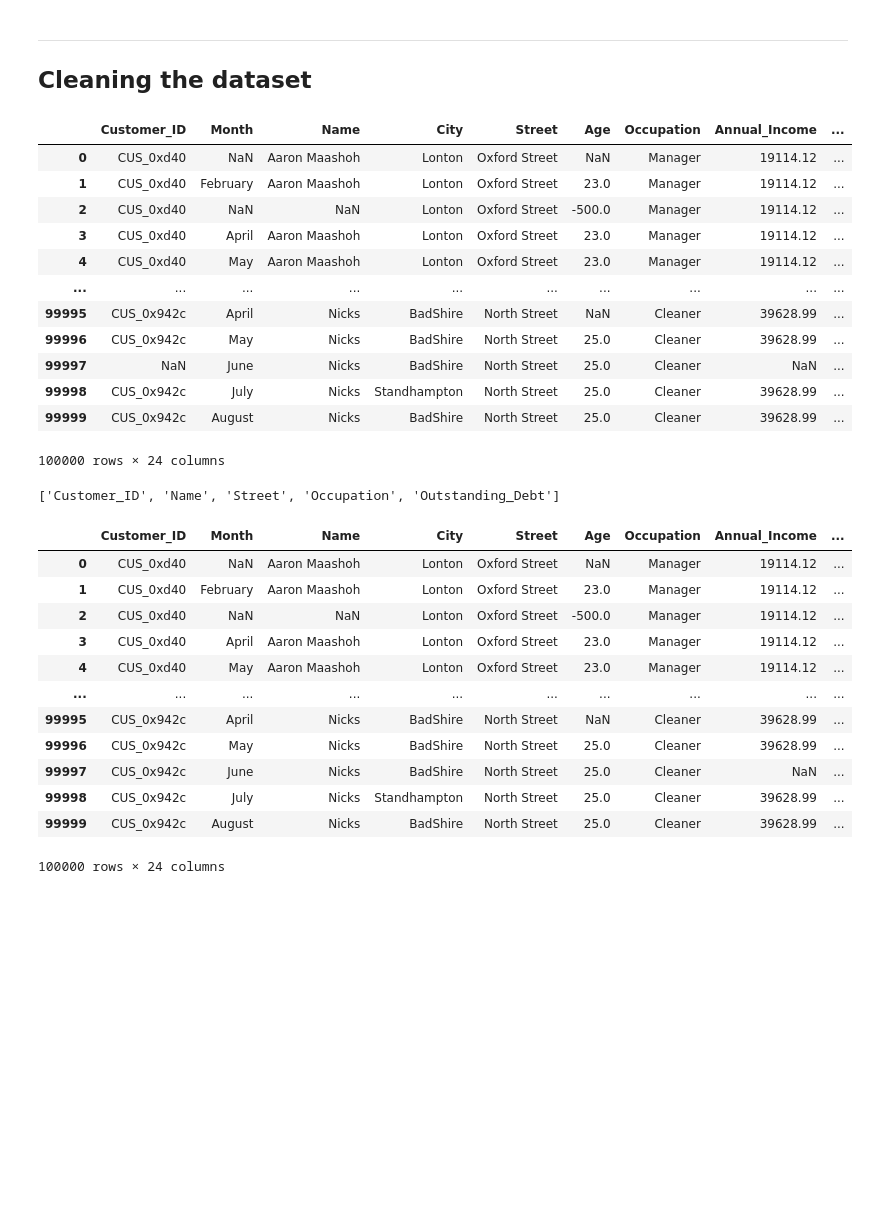
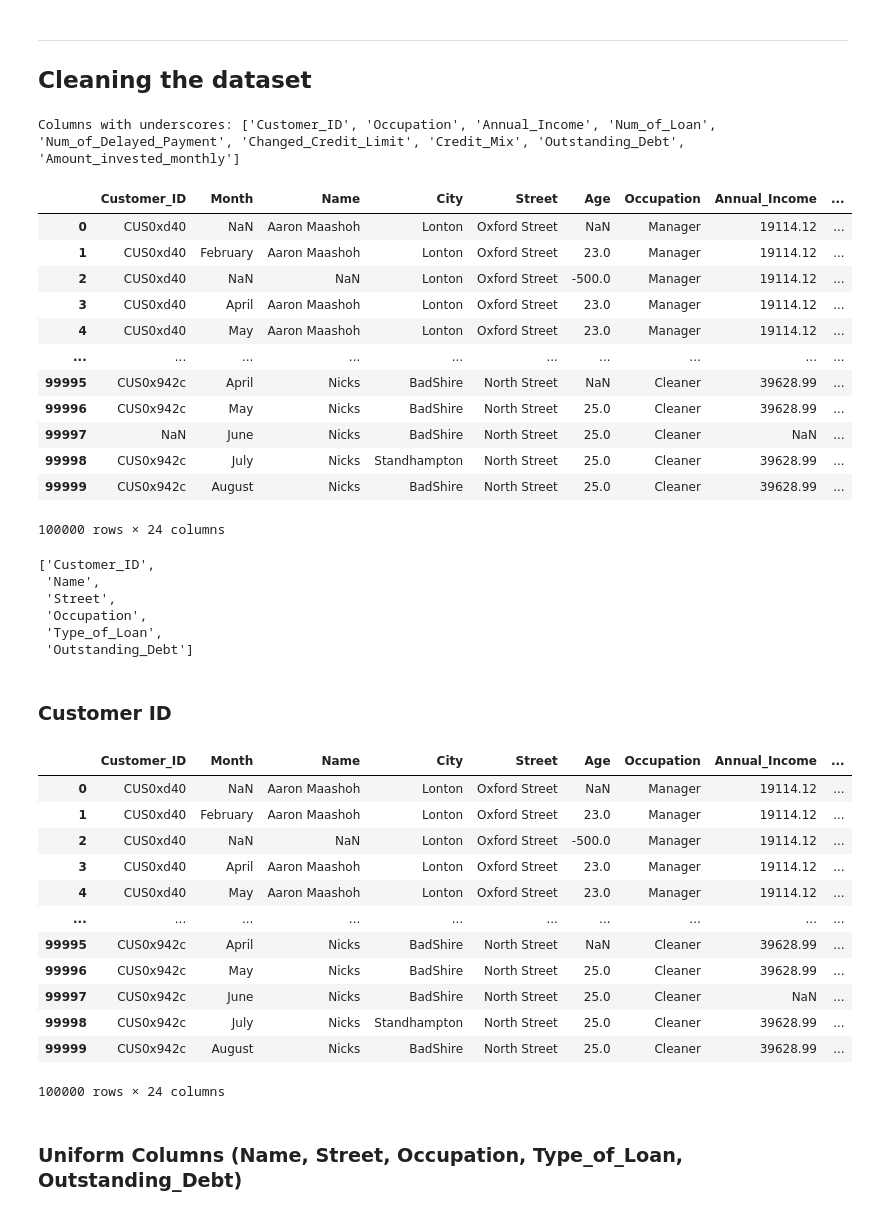
Before and after one commit to Chargent/Credit-Score-Prediction, a Jupyter notebook: main.ipynb, the cells around one changed output. Saved outputs shown, nothing was run; the diff lists cells and outputs as text; code cells hidden in the pictures; blank space fills up the shorter version.

```diff
--- a/main.ipynb
+++ b/main.ipynb
@@ -72,30 +124,33 @@ df
 # %%
 # Find all the columns that contain underscores in their values
 underscore_columns = []
 for col in df.columns:
     # Check if column contains any string values
     if df[col].dtype == 'object' and df[col].astype(str).str.contains('_').any():
             underscore_columns.append(col)
 
-# Clean underscores from all columns identified
+print("Columns with underscores:", underscore_columns)
+
+# Clean underscores from all columns identified except 'Customer_ID' and 'Occupation' (assuming these are the columns you want to keep underscores in)
 for col in underscore_columns:
-    if col != 'Customer_ID':
+    if col != 'Customer_ID' or col != 'Occupation':
         df[col] = df[col].apply(lambda x: x.replace('_','') if isinstance(x, str) else x)
 df
 # %% [output]
+Columns with underscores: ['Customer_ID', 'Occupation', 'Annual_Income', 'Num_of_Loan', 'Num_of_Delayed_Payment', 'Changed_Credit_Limit', 'Credit_Mix', 'Outstanding_Debt', 'Amount_invested_monthly']
 |  | Customer_ID | Month | Name | City | Street | Age | Occupation | Annual_Income | ... |
-| 0 | CUS_0xd40 | NaN | Aaron Maashoh | Lonton | Oxford Street | NaN | Manager | 19114.12 | ... |
-| 1 | CUS_0xd40 | February | Aaron Maashoh | Lonton | Oxford Street | 23.0 | Manager | 19114.12 | ... |
-| 2 | CUS_0xd40 | NaN | NaN | Lonton | Oxford Street | -500.0 | Manager | 19114.12 | ... |
-| 3 | CUS_0xd40 | April | Aaron Maashoh | Lonton | Oxford Street | 23.0 | Manager | 19114.12 | ... |
-| 4 | CUS_0xd40 | May | Aaron Maashoh | Lonton | Oxford Street | 23.0 | Manager | 19114.12 | ... |
+| 0 | CUS0xd40 | NaN | Aaron Maashoh | Lonton | Oxford Street | NaN | Manager | 19114.12 | ... |
+| 1 | CUS0xd40 | February | Aaron Maashoh | Lonton | Oxford Street | 23.0 | Manager | 19114.12 | ... |
+| 2 | CUS0xd40 | NaN | NaN | Lonton | Oxford Street | -500.0 | Manager | 19114.12 | ... |
+| 3 | CUS0xd40 | April | Aaron Maashoh | Lonton | Oxford Street | 23.0 | Manager | 19114.12 | ... |
+| 4 | CUS0xd40 | May | Aaron Maashoh | Lonton | Oxford Street | 23.0 | Manager | 19114.12 | ... |
 | ... | ... | ... | ... | ... | ... | ... | ... | ... | ... |
-| 99995 | CUS_0x942c | April | Nicks | BadShire | North Street | NaN | Cleaner | 39628.99 | ... |
-| 99996 | CUS_0x942c | May | Nicks | BadShire | North Street | 25.0 | Cleaner | 39628.99 | ... |
+| 99995 | CUS0x942c | April | Nicks | BadShire | North Street | NaN | Cleaner | 39628.99 | ... |
+| 99996 | CUS0x942c | May | Nicks | BadShire | North Street | 25.0 | Cleaner | 39628.99 | ... |
 | 99997 | NaN | June | Nicks | BadShire | North Street | 25.0 | Cleaner | NaN | ... |
-| 99998 | CUS_0x942c | July | Nicks | Standhampton | North Street | 25.0 | Cleaner | 39628.99 | ... |
-| 99999 | CUS_0x942c | August | Nicks | BadShire | North Street | 25.0 | Cleaner | 39628.99 | ... |
+| 99998 | CUS0x942c | July | Nicks | Standhampton | North Street | 25.0 | Cleaner | 39628.99 | ... |
+| 99999 | CUS0x942c | August | Nicks | BadShire | North Street | 25.0 | Cleaner | 39628.99 | ... |
-100000 rows × 24 columns
+100000 rows × 24 columns
 # %%
 # Finding the uniform columns in the DataFrame
 def uniform_columns(df, chunk_size=8):
@@ -107,17 +162,23 @@ def uniform_columns(df, chunk_size=8):
         for i in range(chunks_total):
             chunk = df.iloc[i*chunk_size:(i+1)*chunk_size]
             non_na_values = set(chunk[col].dropna())
-            if len(non_na_values) == 1:
+            if len(non_na_values) <= 1:
                 uniform_count += 1
         if uniform_count == chunks_total:
             uniform_columns.append(col)
-
     return uniform_columns
 
 uniform_col = uniform_columns(df,8)
 uniform_col
 # %% [output]
-['Customer_ID', 'Name', 'Street', 'Occupation', 'Outstanding_Debt']
+['Customer_ID',
+ 'Name',
+ 'Street',
+ 'Occupation',
+ 'Type_of_Loan',
+ 'Outstanding_Debt']
+# %% [markdown]
+### Customer ID
 # %%
 # Process the DataFrame in chunks of 8 rows
 chunk_size = 8
@@ -134,18 +195,20 @@ for start in range(0, len(df), chunk_size):
 df
 # %% [output]
 |  | Customer_ID | Month | Name | City | Street | Age | Occupation | Annual_Income | ... |
-| 0 | CUS_0xd40 | NaN | Aaron Maashoh | Lonton | Oxford Street | NaN | Manager | 19114.12 | ... |
-| 1 | CUS_0xd40 | February | Aaron Maashoh | Lonton | Oxford Street | 23.0 | Manager | 19114.12 | ... |
-| 2 | CUS_0xd40 | NaN | NaN | Lonton | Oxford Street | -500.0 | Manager | 19114.12 | ... |
-| 3 | CUS_0xd40 | April | Aaron Maashoh | Lonton | Oxford Street | 23.0 | Manager | 19114.12 | ... |
-| 4 | CUS_0xd40 | May | Aaron Maashoh | Lonton | Oxford Street | 23.0 | Manager | 19114.12 | ... |
+| 0 | CUS0xd40 | NaN | Aaron Maashoh | Lonton | Oxford Street | NaN | Manager | 19114.12 | ... |
+| 1 | CUS0xd40 | February | Aaron Maashoh | Lonton | Oxford Street | 23.0 | Manager | 19114.12 | ... |
+| 2 | CUS0xd40 | NaN | NaN | Lonton | Oxford Street | -500.0 | Manager | 19114.12 | ... |
+| 3 | CUS0xd40 | April | Aaron Maashoh | Lonton | Oxford Street | 23.0 | Manager | 19114.12 | ... |
+| 4 | CUS0xd40 | May | Aaron Maashoh | Lonton | Oxford Street | 23.0 | Manager | 19114.12 | ... |
 | ... | ... | ... | ... | ... | ... | ... | ... | ... | ... |
-| 99995 | CUS_0x942c | April | Nicks | BadShire | North Street | NaN | Cleaner | 39628.99 | ... |
-| 99996 | CUS_0x942c | May | Nicks | BadShire | North Street | 25.0 | Cleaner | 39628.99 | ... |
-| 99997 | CUS_0x942c | June | Nicks | BadShire | North Street | 25.0 | Cleaner | NaN | ... |
-| 99998 | CUS_0x942c | July | Nicks | Standhampton | North Street | 25.0 | Cleaner | 39628.99 | ... |
-| 99999 | CUS_0x942c | August | Nicks | BadShire | North Street | 25.0 | Cleaner | 39628.99 | ... |
+| 99995 | CUS0x942c | April | Nicks | BadShire | North Street | NaN | Cleaner | 39628.99 | ... |
+| 99996 | CUS0x942c | May | Nicks | BadShire | North Street | 25.0 | Cleaner | 39628.99 | ... |
+| 99997 | CUS0x942c | June | Nicks | BadShire | North Street | 25.0 | Cleaner | NaN | ... |
+| 99998 | CUS0x942c | July | Nicks | Standhampton | North Street | 25.0 | Cleaner | 39628.99 | ... |
+| 99999 | CUS0x942c | August | Nicks | BadShire | North Street | 25.0 | Cleaner | 39628.99 | ... |
 100000 rows × 24 columns
+# %% [markdown]
+### Uniform Columns (Name, Street, Occupation, Type_of_Loan, Outstanding_Debt)
 # %%
 # Create a copy of the DataFrame with only the uniform columns
 uniform_df = df[uniform_col].copy()
```
Also changed, not shown: parts of 17 cells of this notebook.
